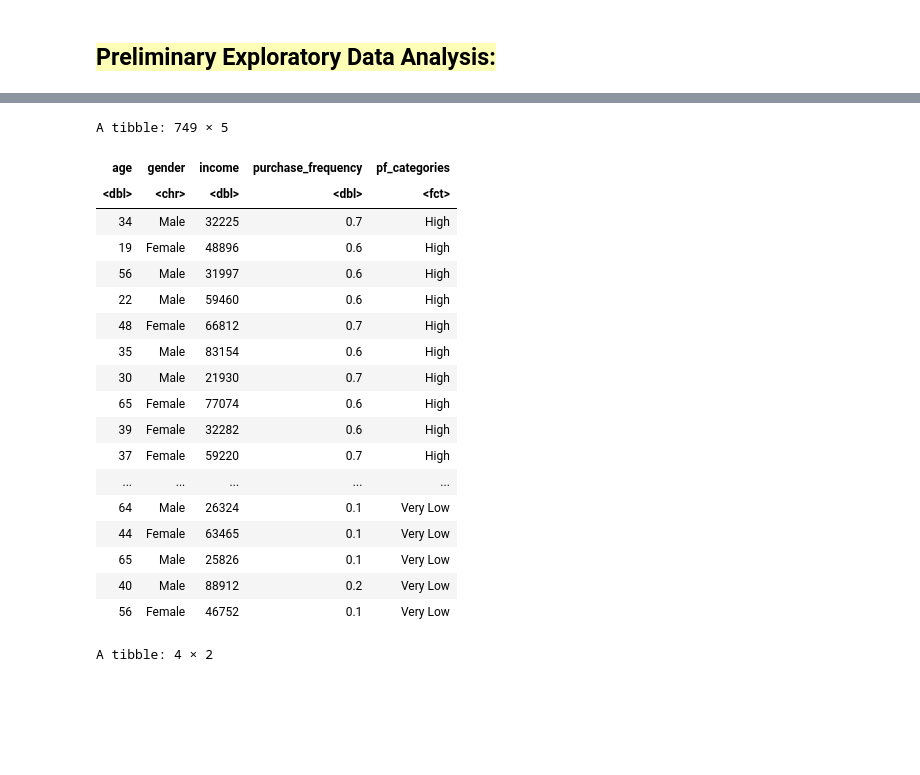
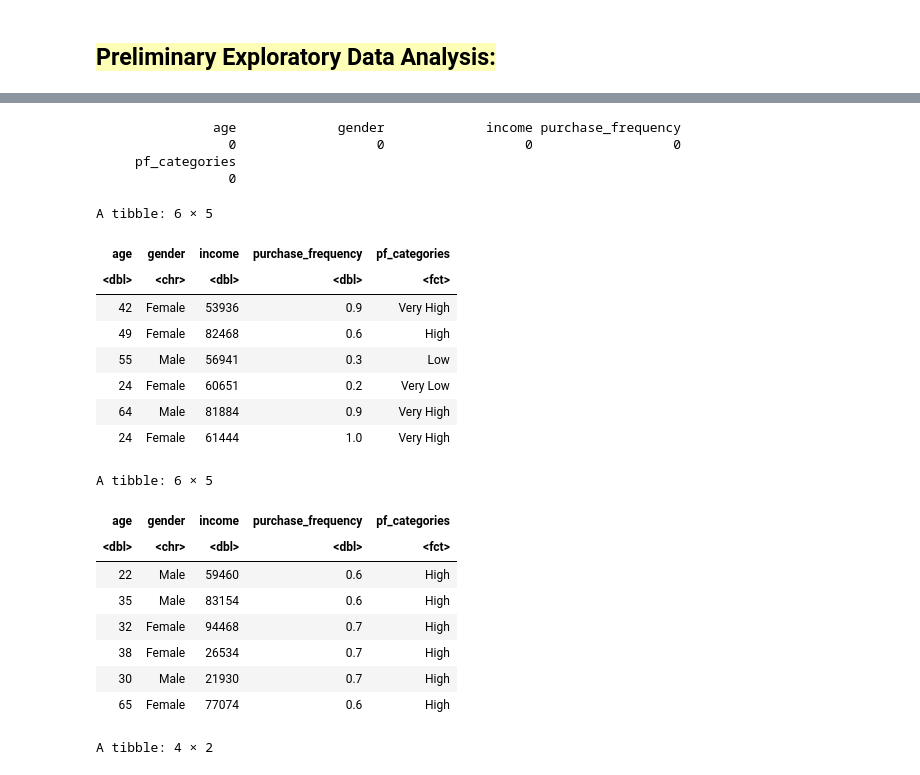
Before and after one commit to Kaylan-W/Dsci_project, a Jupyter notebook: final_doc.ipynb, the cells around one changed output, grey strips where cells are left out. Drawn from its saved outputs; the diff is of its cells as text; code cells hidden in the pictures; blank space fills up the shorter version.

Commit message:
Checked for NAs, used head()

```diff
--- a/final_doc.ipynb
+++ b/final_doc.ipynb
@@ -53,44 +62,51 @@ dbl (4): age, income, purchase_frequency, spending
 ℹ Use `spec()` to retrieve the full column specification for this data.
 ℹ Specify the column types or set `show_col_types = FALSE` to quiet this message.
 # %%
-# The data will be tidied by removing unused columns and creating a categorical variable from the numerical
-# purchase_frequency column to aid with later classification.
+# The data will be tidied by removing unused columns and creating a categorical variable from the
+# numerical purchase_frequency column to aid with later classification.
 data_downsized<- select(data, -name, -spending, -country, -education)
 breakpoints <- c(0, 0.25, 0.5, 0.75, 1)
 labels <- c("Very Low", "Low", "High", "Very High")
 tidydata<- data_downsized %>% mutate(pf_categories = cut(data_downsized$purchase_frequency,
-                                                      breakpoints, labels = labels, include.lowest = TRUE))
+                                                    breakpoints, labels = labels, include.lowest = TRUE))
 
+# Check for NA values
+na_counts <- colSums(is.na(tidydata))
+# Print the counts of NA values
+print(na_counts)
+# Remove rows with NAs
+tidydata <- na.omit(tidydata)
 
 # Before any further processing, the original dataset will be split into training and testing datasets.
 # 75% of the data will be put into the training set.
 data_split <- initial_split(tidydata, prop = 0.75, strata = pf_categories)
 train_split <- training(data_split)
-#train_split
 test_split <- testing(data_split)
-#test_split
 
-train_split
+head(train_split)
 # %% [output]
-A tibble: 749 × 5
+               age             gender             income purchase_frequency
+                 0                  0                  0                  0
+     pf_categories
+                 0
+A tibble: 6 × 5
 | age | gender | income | purchase_frequency | pf_categories |
 | <dbl> | <chr> | <dbl> | <dbl> | <fct> |
-| 34 | Male | 32225 | 0.7 | High |
-| 19 | Female | 48896 | 0.6 | High |
-| 56 | Male | 31997 | 0.6 | High |
-| 22 | Male | 59460 | 0.6 | High |
-| 48 | Female | 66812 | 0.7 | High |
-| 35 | Male | 83154 | 0.6 | High |
-| 30 | Male | 21930 | 0.7 | High |
-| 65 | Female | 77074 | 0.6 | High |
-| 39 | Female | 32282 | 0.6 | High |
-| 37 | Female | 59220 | 0.7 | High |
-| ... | ... | ... | ... | ... |
-| 64 | Male | 26324 | 0.1 | Very Low |
-| 44 | Female | 63465 | 0.1 | Very Low |
-| 65 | Male | 25826 | 0.1 | Very Low |
-| 40 | Male | 88912 | 0.2 | Very Low |
-| 56 | Female | 46752 | 0.1 | Very Low |
+| 42 | Female | 53936 | 0.9 | Very High |
+| 49 | Female | 82468 | 0.6 | High |
+| 55 | Male | 56941 | 0.3 | Low |
+| 24 | Female | 60651 | 0.2 | Very Low |
+| 64 | Male | 81884 | 0.9 | Very High |
+| 24 | Female | 61444 | 1.0 | Very High |
+A tibble: 6 × 5
+| age | gender | income | purchase_frequency | pf_categories |
+| <dbl> | <chr> | <dbl> | <dbl> | <fct> |
+| 22 | Male | 59460 | 0.6 | High |
+| 35 | Male | 83154 | 0.6 | High |
+| 32 | Female | 94468 | 0.7 | High |
+| 38 | Female | 26534 | 0.7 | High |
+| 30 | Male | 21930 | 0.7 | High |
+| 65 | Female | 77074 | 0.6 | High |
 # %%
 # CODE FOR TABLE
 summary_table <- train_split |>
```
Also changed, not shown: parts of 1 cell of this notebook.
